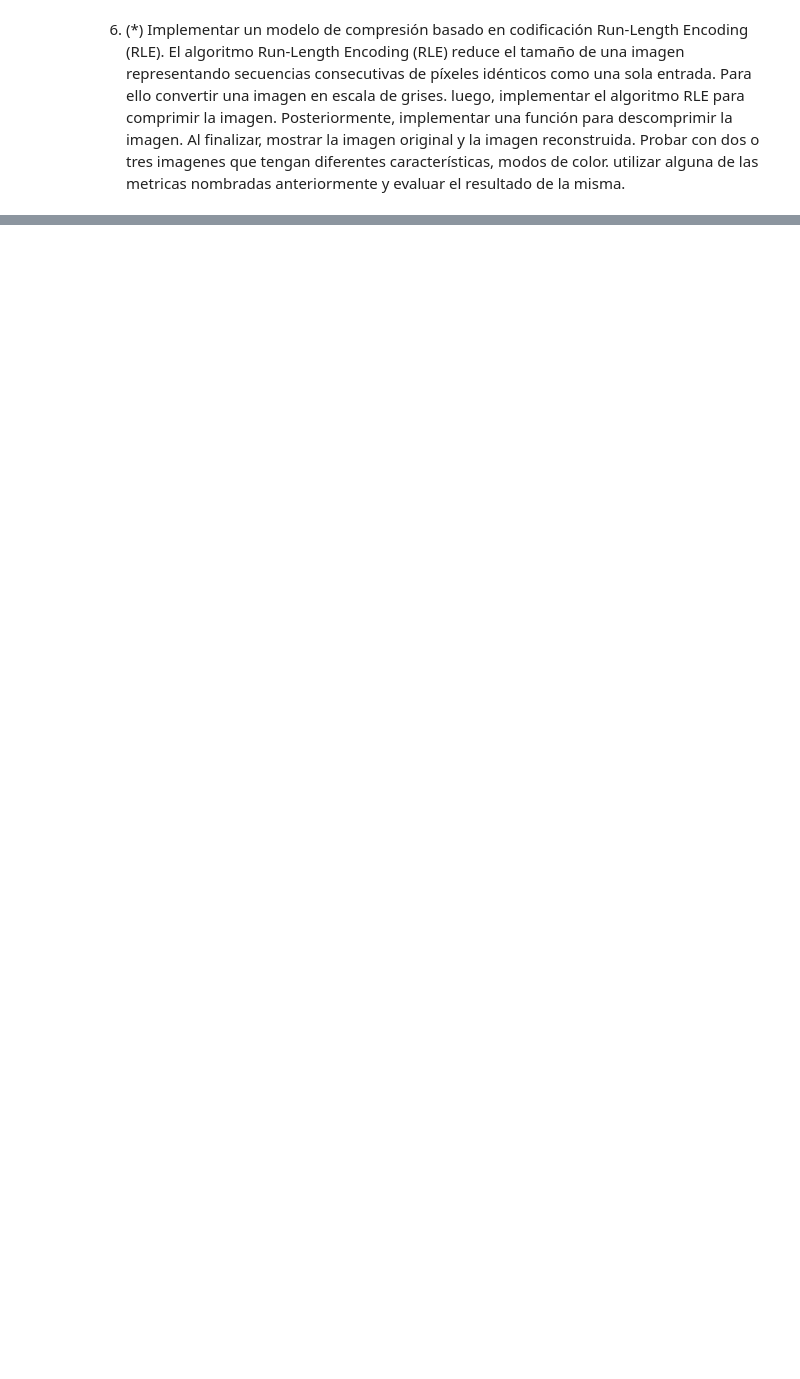
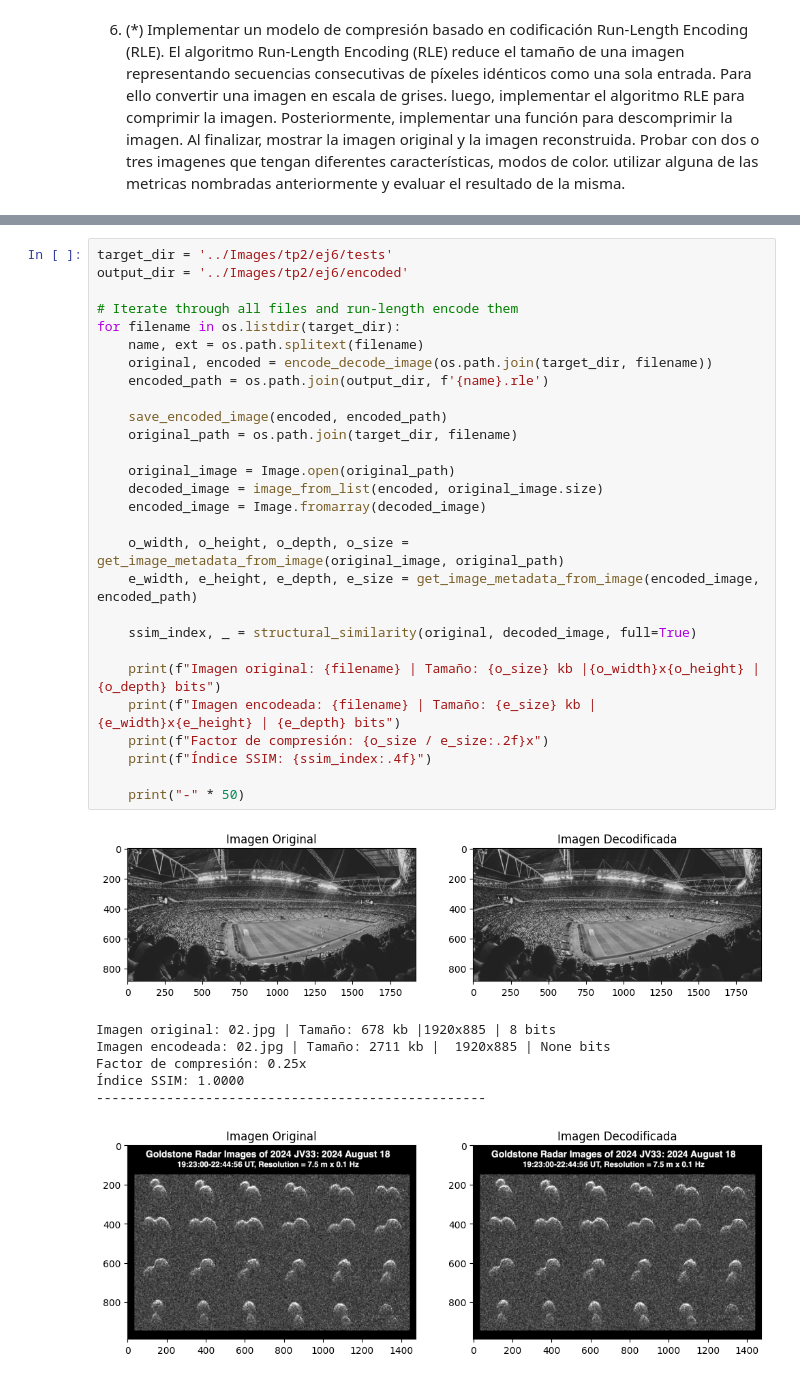
Before and after one commit to Yeu07/Image-Processing, a Jupyter notebook: TP1/TP1.ipynb, the cells around one changed output, grey strips where cells are left out. Cells and saved outputs as stored; diff of their text form; blank space fills up the shorter version.

```diff
--- a/TP1/TP1.ipynb
+++ b/TP1/TP1.ipynb
@@ -236,0 +515,36 @@ utilizar alguna de las metricas nombradas anteriormente y evaluar el resultado d
+# %%
+target_dir = '../Images/tp2/ej6/tests'
+output_dir = '../Images/tp2/ej6/encoded'
+
+# Iterate through all files and run-length encode them
+for filename in os.listdir(target_dir):
+    name, ext = os.path.splitext(filename)
+    original, encoded = encode_decode_image(os.path.join(target_dir, filename))
+    encoded_path = os.path.join(output_dir, f'{name}.rle')
+
+    save_encoded_image(encoded, encoded_path)
+    original_path = os.path.join(target_dir, filename)
+
+    original_image = Image.open(original_path)
+    decoded_image = image_from_list(encoded, original_image.size)
+    encoded_image = Image.fromarray(decoded_image)
+
+    o_width, o_height, o_depth, o_size = get_image_metadata_from_image(original_image, original_path)
+    e_width, e_height, e_depth, e_size = get_image_metadata_from_image(encoded_image, encoded_path)
+
+    ssim_index, _ = structural_similarity(original, decoded_image, full=True)
+
+    print(f"Imagen original: {filename} | Tamaño: {o_size} kb |{o_width}x{o_height} | {o_depth} bits")
+    print(f"Imagen encodeada: {filename} | Tamaño: {e_size} kb |  {e_width}x{e_height} | {e_depth} bits")
+    print(f"Factor de compresión: {o_size / e_size:.2f}x")
+    print(f"Índice SSIM: {ssim_index:.4f}")
+
+    print("-" * 50)
+# %% [output]
+[figure, added]
+Imagen original: 02.jpg | Tamaño: 678 kb |1920x885 | 8 bits
+Imagen encodeada: 02.jpg | Tamaño: 2711 kb |  1920x885 | None bits
+Factor de compresión: 0.25x
+Índice SSIM: 1.0000
+--------------------------------------------------
+[figure, added]
```
Also changed, not shown: parts of 18 cells of this notebook, 30 other files.
